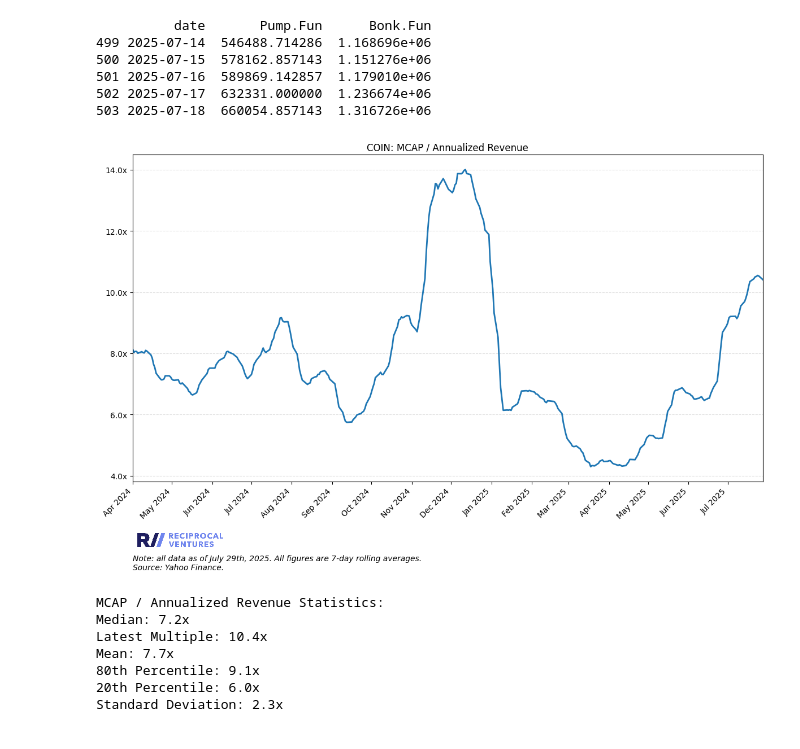
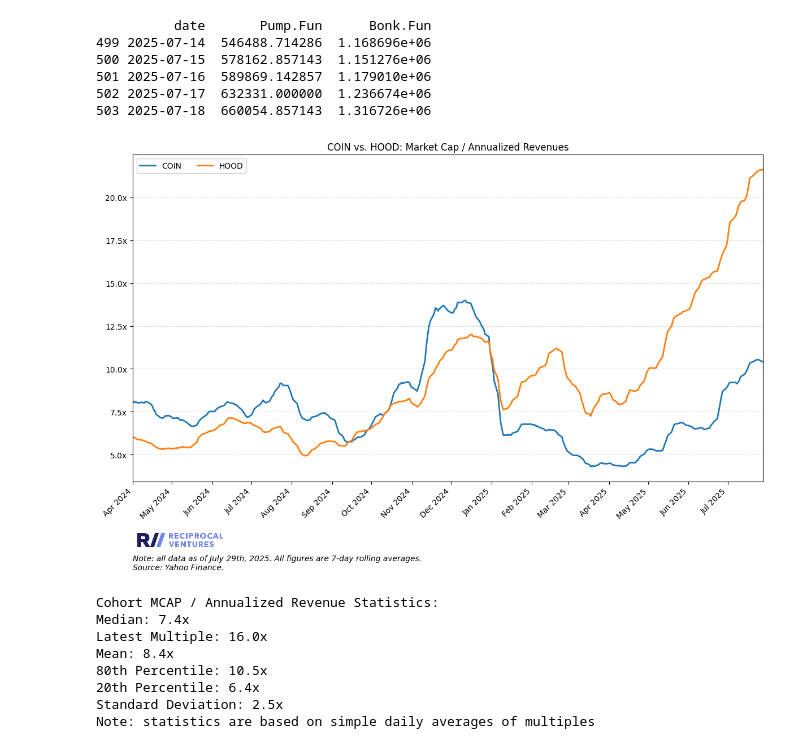
Before and after one commit to jimboevans/twitter-data-cuts, a Jupyter notebook: july-25-analysis.ipynb, the cells around one changed output. Drawn from its saved outputs; the diff is of its cells as text; code cells hidden in the pictures.

```diff
--- a/july-25-analysis.ipynb
+++ b/july-25-analysis.ipynb
@@ -1106,16 +1128,17 @@ def plot_mcap_to_annualized_revenue_multiple(start_date, ticker):
     print()
 # %%
 # Call the function
-tickers   = 'COIN'
+tickers   = ['COIN', 'HOOD']
 start_date = "2020-01-01"
 
 plot_mcap_to_annualized_revenue_multiple(start_date, tickers)
 # %% [output]
-[figure, old version]
+[figure, new version]
-MCAP / Annualized Revenue Statistics:
-Median: 7.2x
-Latest Multiple: 10.4x
-Mean: 7.7x
-80th Percentile: 9.1x
-20th Percentile: 6.0x
-Standard Deviation: 2.3x
+Cohort MCAP / Annualized Revenue Statistics:
+Median: 7.4x
+Latest Multiple: 16.0x
+Mean: 8.4x
+80th Percentile: 10.5x
+20th Percentile: 6.4x
+Standard Deviation: 2.5x
+Note: statistics are based on simple daily averages of multiples
```
Also changed, not shown: parts of 3 cells of this notebook, 6 other files.
